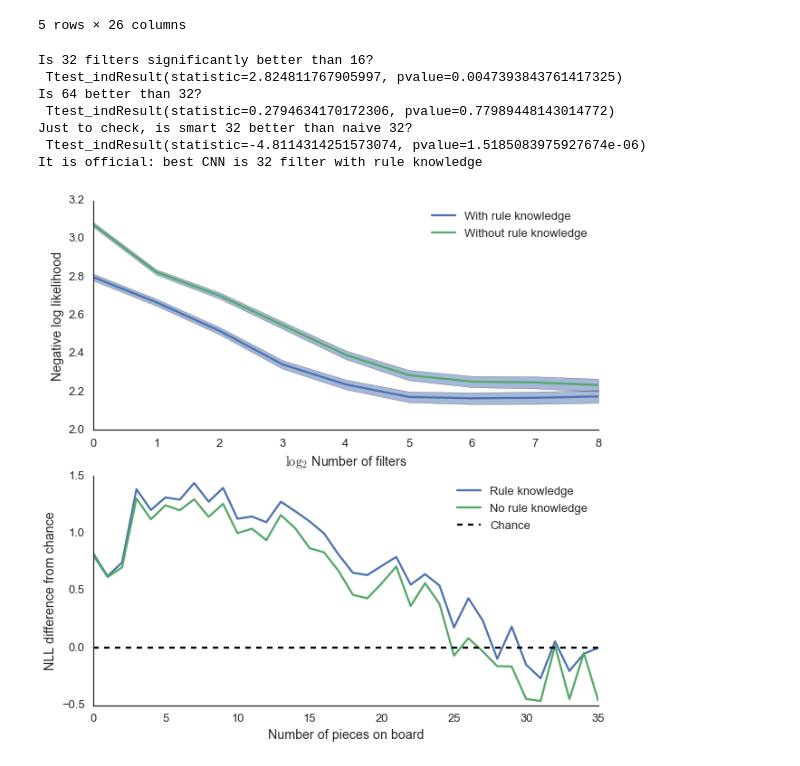
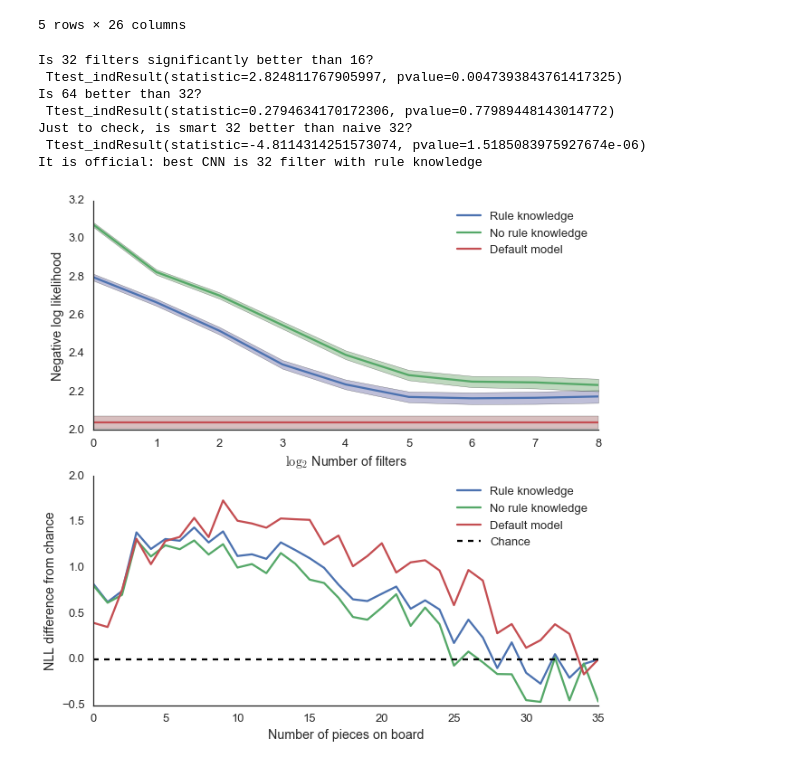
Before and after one commit to galbiati/nns-for-mnk, a Jupyter notebook: Results.ipynb, the cells around one changed output. Drawn from its saved outputs; the diff is of its cells as text; code cells hidden in the pictures.

```diff
--- a/Results.ipynb
+++ b/Results.ipynb
@@ -43,11 +22,12 @@ D = d0.loc[
 
 D = D.copy()
 
-names = [f[14:-4] for f in files]
+names = [f[14:-4] for f in files if f[:3]=='app']
 
 for f in files:
-    _d = pd.read_csv('./results/' + f)
-    D.loc[:, f[14:-4]] = _d.cnn_nll.values
+    if f[:3]=='app':
+        _d = pd.read_csv('./results/' + f)
+        D.loc[:, f[14:-4]] = _d.cnn_nll.values
 
 D.head()
 # %% [output]
@@ -58,6 +38,9 @@ D.head()
 | 3 | 1 | 1 | 000000000000000000000000100000000000 | 000000000001000000000100000000000000 | 31 | 5715 | 4 | 3 | 2.744632 | 0.757582 | ... | ... |
 | 4 | 0 | 0 | 000000000001000000000100000000000000 | 000000000000000000000000100000010000 | 14 | 6837 | 3 | 4 | 2.631289 | 3.979000 | ... | ... |
 5 rows × 26 columns
+# %%
+L = pd.read_csv('./results/loglik_by_board_default.txt', names=['n_pieces', 'default'])
+D.loc[:, 'default'] = L.default.values
 # %%
 levels = 2**np.arange(9)
 types = ['smart', 'naive']
@@ -74,6 +57,9 @@ for name in names:
     m[n] = mstats[0]
     l[n] = mstats[1][0]
     u[n] = mstats[1][1]
+
+mstats_default, _, _ = sts.bayes_mvs(D.loc[:, 'default'].values)
+m_default, l_default, u_default = mstats_default[0], mstats_default[1][0], mstats_default[1][1]
 # %%
 print(
     'Is 32 filters significantly better than 16?\n',
@@ -99,43 +85,50 @@ fig, axes = plt.subplots(2, 1, figsize=(10, 10), squeeze=False)
 trends = axes[0, 0]
 per_piece = axes[1, 0]
 
-trends.plot(np.arange(9), m_smart, label='With rule knowledge')
-trends.fill_between(np.arange(9), l_smart, u_smart, zorder=0, alpha=.5)
+trends.plot(np.arange(9), m_smart, label='Rule knowledge')
+trends.fill_between(np.arange(9), l_smart, u_smart, zorder=0, alpha=.5, facecolor=(.5, .5, .7))
 
-trends.plot(np.arange(9), m_naive, label='Without rule knowledge')
-trends.fill_between(np.arange(9), l_naive, u_naive, zorder=1, alpha=.5)
+trends.plot(np.arange(9), m_naive, label='No rule knowledge')
+trends.fill_between(np.arange(9), l_naive, u_naive, zorder=1, alpha=.5, facecolor=(.5, .7, .5))
+
+trends.plot([0, 8], [m_default, m_default], label='Default model')
+trends.fill_between(
+    [0, 8], [l_default,]*2, [u_default,]*2,
+    alpha=.5, facecolor=(.7, .5, .5)
+)
 
 plt.setp(trends, xlabel=r'$\log_2{}$ Number of filters', ylabel='Negative log likelihood')
 
 trends.legend()
 
 _D = D.pivot_table(
     index='n_pieces',
-    values=['smart_32', 'naive_32'],
+    values=['smart_32', 'naive_32', 'default'],
     aggfunc=np.mean
 )
 
 _D.loc[:, :] = -_D.values - np.log(1/np.arange(1, 37)[::-1])[:, np.newaxis]
 
 per_piece.plot(_D.smart_32, label='Rule knowledge')
 per_piece.plot(_D.naive_32, label='No rule knowledge')
+per_piece.plot(_D.default, label='Default model')
 per_piece.plot([0, 35], [0, 0], linestyle='--', label='Chance', color='black')
 per_piece.legend()
 
 plt.setp(
     per_piece,
     xlabel='Number of pieces on board',
     ylabel='NLL difference from chance'
 )
 
 sns.despine()
 fig.savefig('./results/trends.png')
 # %% [output]
 Is 32 filters significantly better than 16?
  Ttest_indResult(statistic=2.824811767905997, pvalue=0.0047393843761417325)
 Is 64 better than 32?
  Ttest_indResult(statistic=0.2794634170172306, pvalue=0.77989448143014772)
 Just to check, is smart 32 better than naive 32?
  Ttest_indResult(statistic=-4.8114314251573074, pvalue=1.5185083975927674e-06)
 It is official: best CNN is 32 filter with rule knowledge
-[figure, old version]
+[figure, new version]
```
Also changed, not shown: parts of 7 cells of this notebook, 1 other file.
